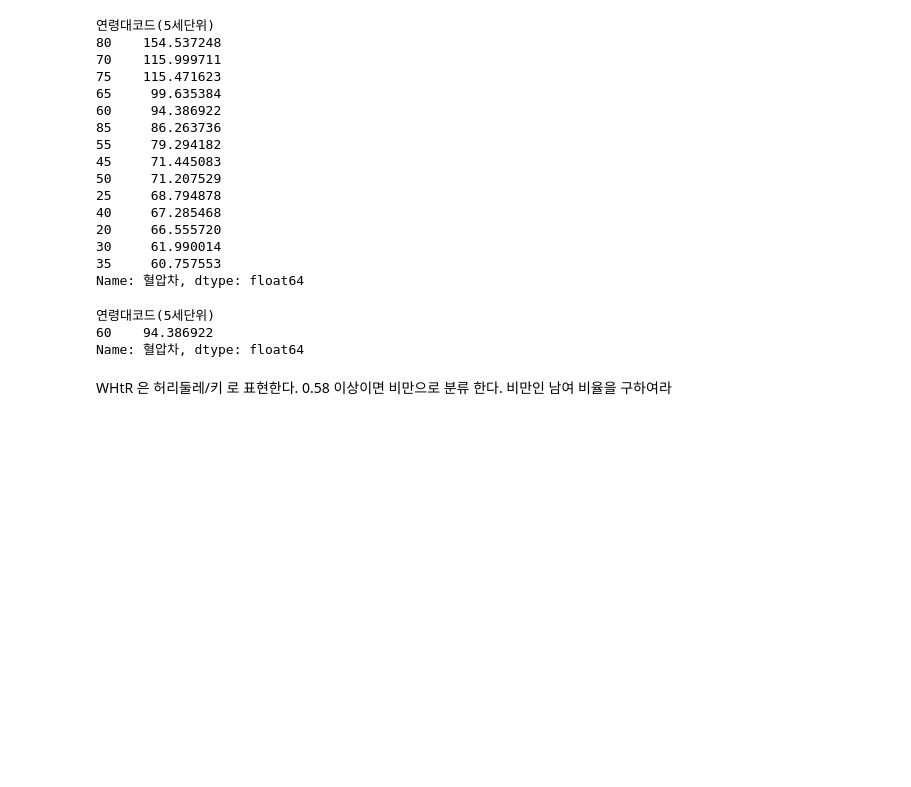
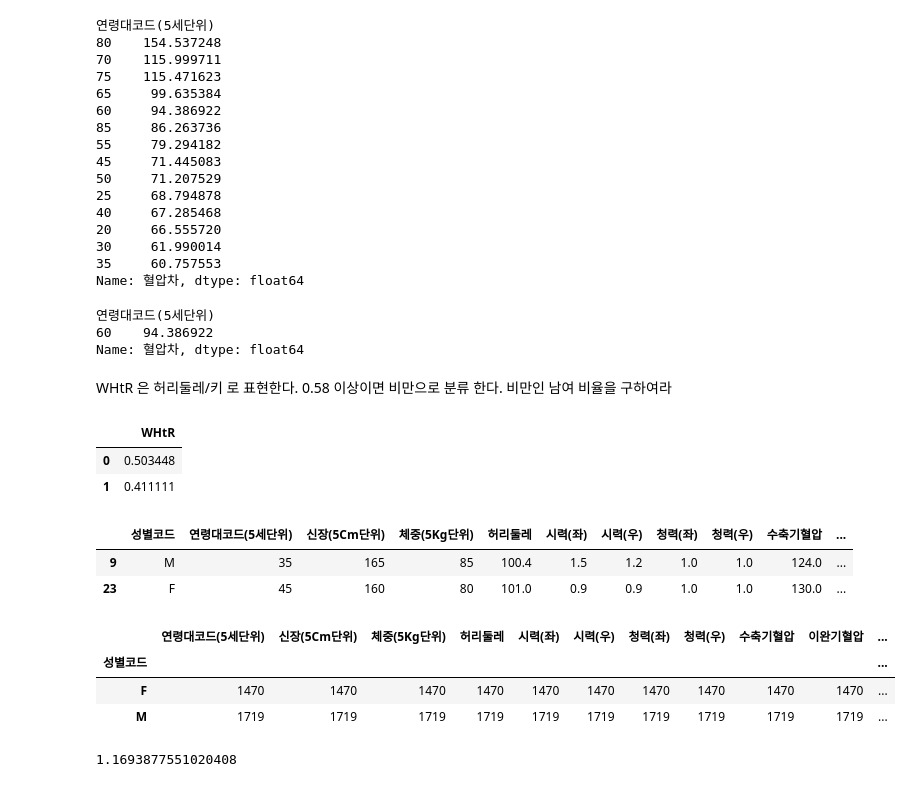
Before and after one commit to holdenkim/YG, a Jupyter notebook: YG_week2.ipynb, the cells around one changed output. Cells and saved outputs as stored; diff of their text form; code cells hidden in the pictures; blank space fills up the shorter version.

```diff
--- a/YG_week2.ipynb
+++ b/YG_week2.ipynb
@@ -102,3 +102,26 @@ data.groupby('연령대코드(5세단위)')['혈압차'].var().sort_values(ascen
 Name: 혈압차, dtype: float64
 # %% [markdown]
 WHtR 은 허리둘레/키 로 표현한다. 0.58 이상이면 비만으로 분류 한다. 비만인 남여 비율을 구하여라
+# %%
+data['WHtR'] = data['허리둘레'] / data['신장(5Cm단위)']
+# %%
+data[['WHtR']].head(2)
+# %% [output]
+|  | WHtR |
+| 0 | 0.503448 |
+| 1 | 0.411111 |
+# %%
+ob = data[data['WHtR'] >= 0.58]
+# %%
+ob.head(2)
+# %% [output]
+|  | 성별코드 | 연령대코드(5세단위) | 신장(5Cm단위) | 체중(5Kg단위) | 허리둘레 | 시력(좌) | 시력(우) | 청력(좌) | 청력(우) | 수축기혈압 | ... |
+| 9 | M | 35 | 165 | 85 | 100.4 | 1.5 | 1.2 | 1.0 | 1.0 | 124.0 | ... |
+| 23 | F | 45 | 160 | 80 | 101.0 | 0.9 | 0.9 | 1.0 | 1.0 | 130.0 | ... |
+# %%
+ob.groupby('성별코드').count()
+# %% [output]
+|  | 연령대코드(5세단위) | 신장(5Cm단위) | 체중(5Kg단위) | 허리둘레 | 시력(좌) | 시력(우) | 청력(좌) | 청력(우) | 수축기혈압 | 이완기혈압 | ... |
+| 성별코드 |  |  |  |  |  |  |  |  |  |  | ... |
+| F | 1470 | 1470 | 1470 | 1470 | 1470 | 1470 | 1470 | 1470 | 1470 | 1470 | ... |
+| M | 1719 | 1719 | 1719 | 1719 | 1719 | 1719 | 1719 | 1719 | 1719 | 1719 | ... |
@@ -104,0 +134,4 @@ WHtR 은 허리둘레/키 로 표현한다. 0.58 이상이면 비만으로 분
+# %%
+print(answer)
+# %% [output]
+1.1693877551020408
```
Also changed, not shown: parts of 57 cells of this notebook.
